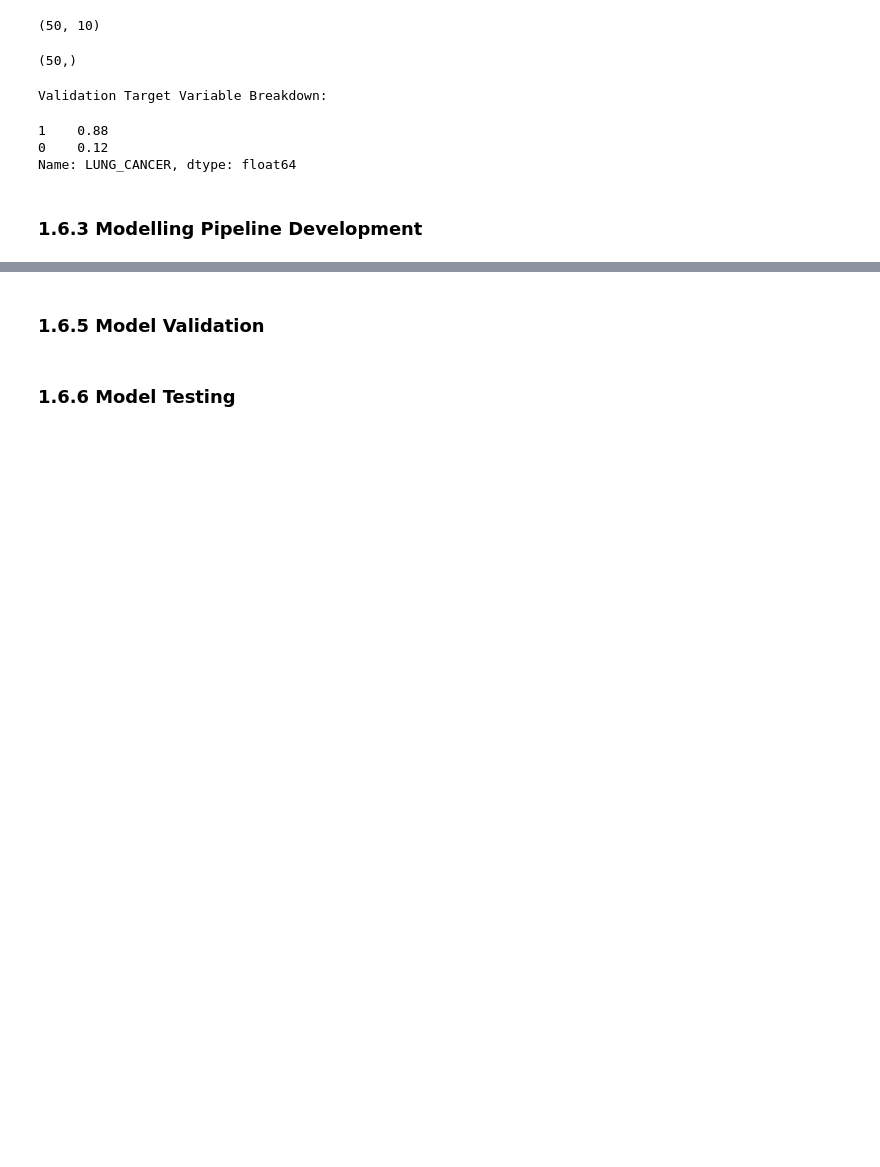
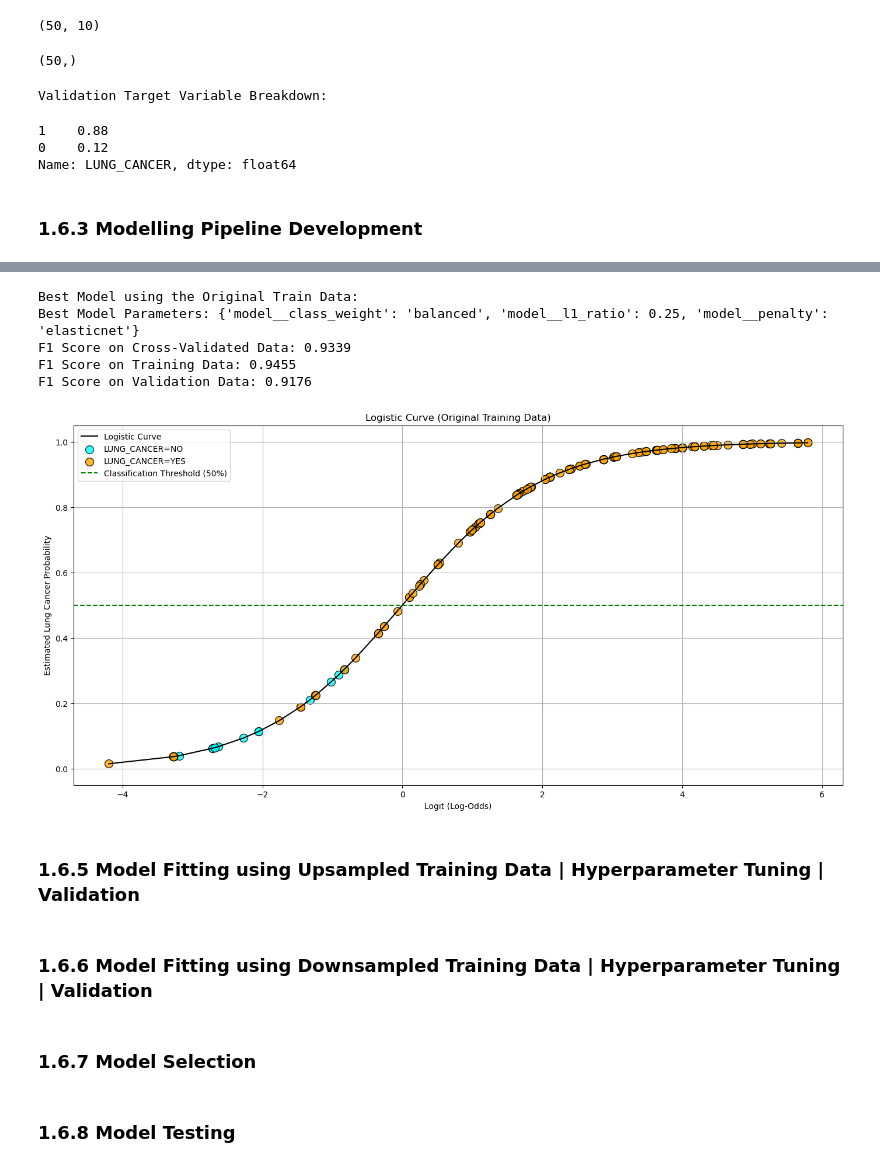
Before and after one commit to JohnPaulinePineda/Portfolio_Project_54, a Jupyter notebook: codes/EstimatingLungCancerProbabilitiesFromDemographicFactorsAndBehavioralIndicators.ipynb, the cells around one changed output, grey strips where cells are left out. Drawn from its saved outputs; the diff is of its cells as text; code cells hidden in the pictures; blank space fills up the shorter version.

Commit message:
Formulated the HTML and RMD files
Updated model pipeline development

```diff
--- a/codes/EstimatingLungCancerProbabilitiesFromDemographicFactorsAndBehavioralIndicators.ipynb
+++ b/codes/EstimatingLungCancerProbabilitiesFromDemographicFactorsAndBehavioralIndicators.ipynb
@@ -1108,4 +1204,71 @@ y_test.to_csv(os.path.join("..", DATASETS_FINAL_TEST_TARGET_PATH, "y_test.csv"),
+# %%
+##################################
+# Summarizing the F1 score results
+##################################
+print('Best Model using the Original Train Data: ')
+print(f"Best Model Parameters: {unbalanced_class_grid_search.best_params_}")
+print(f"F1 Score on Cross-Validated Data: {best_model_lung_cancer_original_f1_cv:.4f}")
+print(f"F1 Score on Training Data: {best_model_lung_cancer_original_f1_train:.4f}")
+print(f"F1 Score on Validation Data: {best_model_lung_cancer_original_f1_validation:.4f}")
+# %% [output]
+Best Model using the Original Train Data:
+Best Model Parameters: {'model__class_weight': 'balanced', 'model__l1_ratio': 0.25, 'model__penalty': 'elasticnet'}
+F1 Score on Cross-Validated Data: 0.9339
+F1 Score on Training Data: 0.9455
+F1 Score on Validation Data: 0.9176
+# %%
+##################################
+# Obtaining the logit values (log-odds)
+# from the decision function for training data
+##################################
+best_model_lung_cancer_original_logit_values = best_model_lung_cancer_original.decision_function(X_train)
+# %%
+##################################
+# Obtaining the estimated probabilities
+# for the positive class (LUNG_CANCER=YES) for training data
+##################################
+best_model_lung_cancer_original_probabilities = best_model_lung_cancer_original.predict_proba(X_train)[:, 1]
+# %%
+##################################
+# Sorting the values to generate
+# a smoother curve
+##################################
+best_model_lung_cancer_original_sorted_indices = np.argsort(best_model_lung_cancer_original_logit_values)
+best_model_lung_cancer_original_logit_values_sorted = best_model_lung_cancer_original_logit_values[best_model_lung_cancer_original_sorted_indices]
+best_model_lung_cancer_original_probabilities_sorted = best_model_lung_cancer_original_probabilities[best_model_lung_cancer_original_sorted_indices]
+# %%
+##################################
+# Plotting the estimated logistic curve
+# using the logit values
+# and estimated probabilities
+# obtained from the training data
+##################################
+plt.figure(figsize=(17, 8))
+plt.plot(best_model_lung_cancer_original_logit_values_sorted,
+         best_model_lung_cancer_original_probabilities_sorted, label='Logistic Curve', color='black')
+plt.ylim(-0.05, 1.05)
+target_0_indices = y_train == 0
+target_1_indices = y_train == 1
+plt.scatter(best_model_lung_cancer_original_logit_values[target_0_indices],
+            best_model_lung_cancer_original_probabilities[target_0_indices],
+            color='cyan', alpha=0.80, s=100, edgecolor='k', label='LUNG_CANCER=NO')
+plt.scatter(best_model_lung_cancer_original_logit_values[target_1_indices],
+            best_model_lung_cancer_original_probabilities[target_1_indices],
+            color='orange', alpha=0.80, s=100, edgecolor='k', label='LUNG_CANCER=YES')
+plt.axhline(0.5, color='green', linestyle='--', label='Classification Threshold (50%)')
+plt.title('Logistic Curve (Original Training Data)')
+plt.xlabel('Logit (Log-Odds)')
+plt.ylabel('Estimated Lung Cancer Probability')
+plt.grid(True)
+plt.legend(loc='upper left')
+plt.show()
+# %% [output]
+[figure, added]
 # %% [markdown]
-### 1.6.5 Model Validation <a class="anchor" id="1.6.5"></a>
+### 1.6.5 Model Fitting using Upsampled Training Data | Hyperparameter Tuning | Validation <a class="anchor" id="1.6.5"></a>
+# %% [markdown]
+### 1.6.6 Model Fitting using Downsampled Training Data | Hyperparameter Tuning | Validation <a class="anchor" id="1.6.5"></a>
+# %% [markdown]
+### 1.6.7 Model Selection <a class="anchor" id="1.6.7"></a>
 # %% [markdown]
-### 1.6.6 Model Testing <a class="anchor" id="1.6.6"></a>
+### 1.6.8 Model Testing <a class="anchor" id="1.6.8"></a>
```
Also changed, not shown: parts of 25 cells of this notebook, 9 other files.
